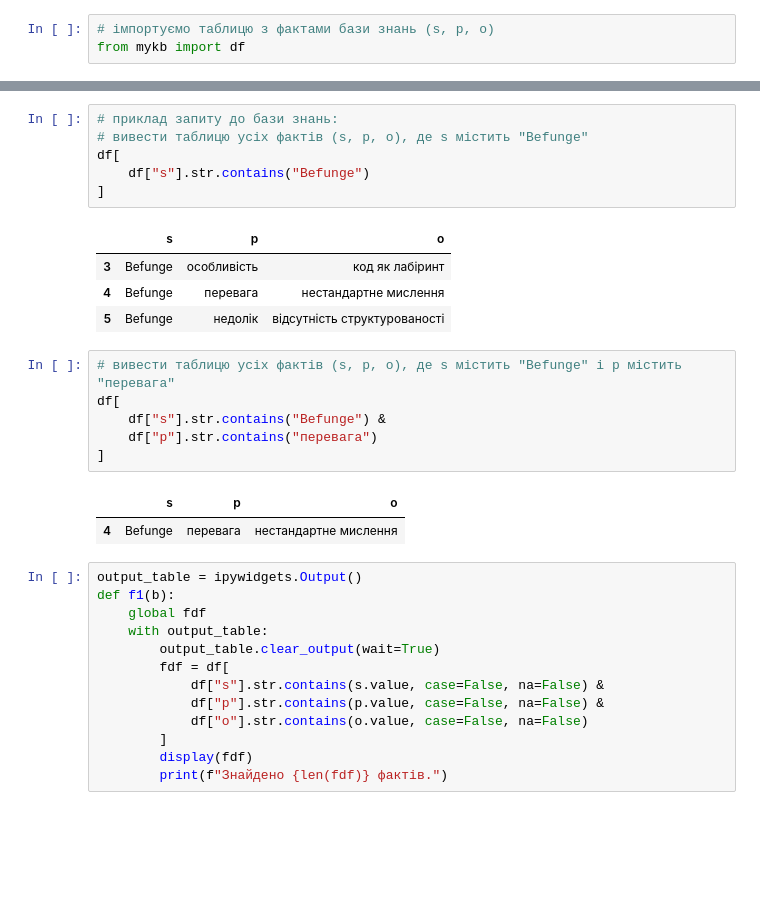
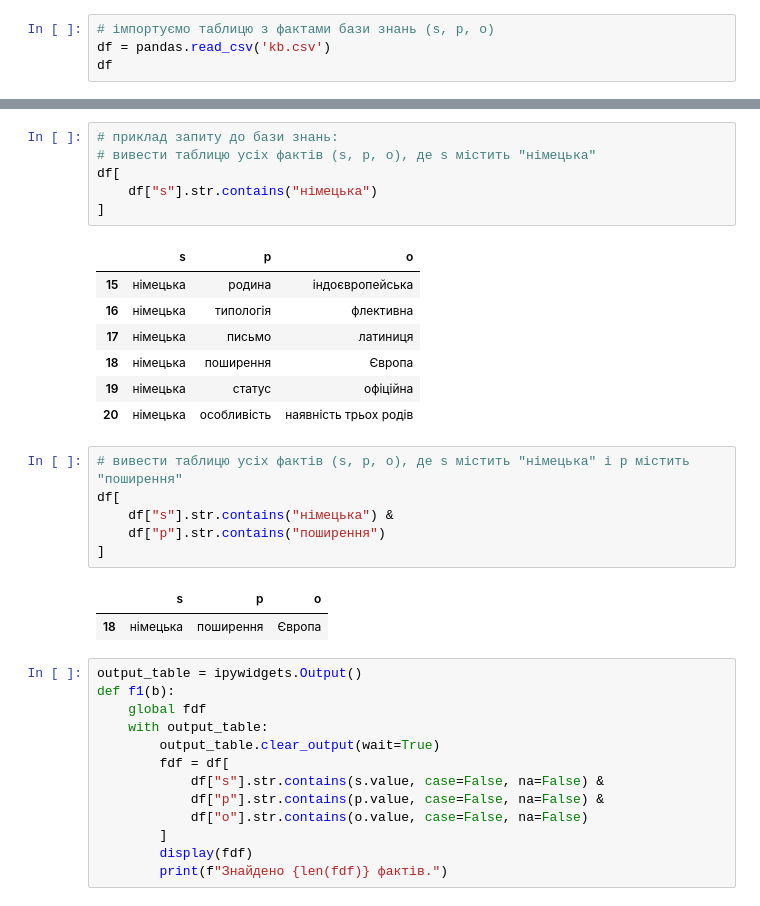
Before and after one commit to vlad-ipm242/ThreadES, a Jupyter notebook: TextSelectInteractKB.ipynb, the cells around one changed output, grey strips where cells are left out. Cells and saved outputs as stored; diff of their text form; blank space fills up the shorter version.

```diff
--- a/TextSelectInteractKB.ipynb
+++ b/TextSelectInteractKB.ipynb
@@ -25,3 +26,4 @@ import matplotlib.pyplot as plt
 # %%
 # імпортуємо таблицю з фактами бази знань (s, p, o)
-from mykb import df
+df = pandas.read_csv('kb.csv')
+df
@@ -28,23 +44,26 @@ from mykb import df
 # %%
 # приклад запиту до бази знань:
-# вивести таблицю усіх фактів (s, p, o), де s містить "Befunge"
+# вивести таблицю усіх фактів (s, p, o), де s містить "німецька"
 df[
-    df["s"].str.contains("Befunge")
+    df["s"].str.contains("німецька")
 ]
 # %% [output]
 |  | s | p | o |
-| 3 | Befunge | особливість | код як лабіринт |
-| 4 | Befunge | перевага | нестандартне мислення |
-| 5 | Befunge | недолік | відсутність структурованості |
+| 15 | німецька | родина | індоєвропейська |
+| 16 | німецька | типологія | флективна |
+| 17 | німецька | письмо | латиниця |
+| 18 | німецька | поширення | Європа |
+| 19 | німецька | статус | офіційна |
+| 20 | німецька | особливість | наявність трьох родів |
 # %%
-# вивести таблицю усіх фактів (s, p, o), де s містить "Befunge" і p містить "перевага"
+# вивести таблицю усіх фактів (s, p, o), де s містить "німецька" і p містить "поширення"
 df[
-    df["s"].str.contains("Befunge") &
-    df["p"].str.contains("перевага")
+    df["s"].str.contains("німецька") &
+    df["p"].str.contains("поширення")
 ]
 # %% [output]
 |  | s | p | o |
-| 4 | Befunge | перевага | нестандартне мислення |
+| 18 | німецька | поширення | Європа |
 # %%
 output_table = ipywidgets.Output()
 def f1(b):
```
Also changed, not shown: parts of 11 cells of this notebook, 2 other files.
